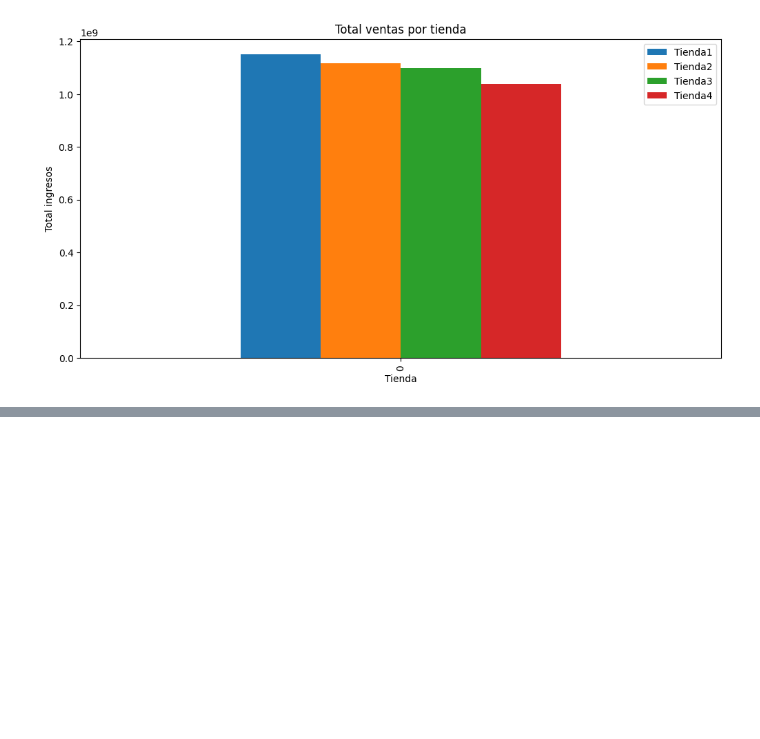
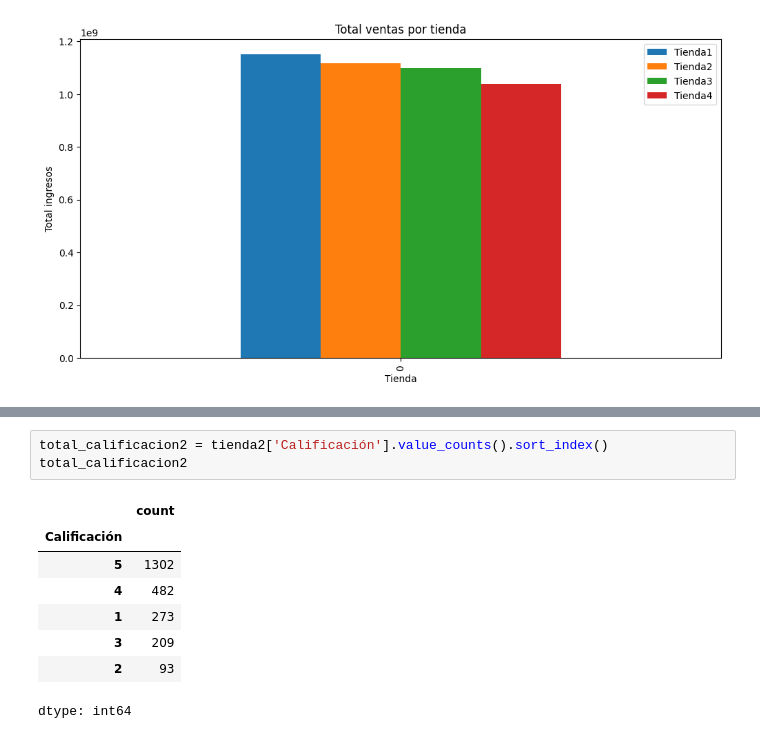
Before and after one commit to Vagoberto10/AluraStore, a Jupyter notebook: AluraStoreLatam.ipynb, the cells around one changed output, grey strips where cells are left out. Cells and saved outputs as stored; diff of their text form; blank space fills up the shorter version.

```diff
--- a/AluraStoreLatam.ipynb
+++ b/AluraStoreLatam.ipynb
@@ -462,0 +487,12 @@ categorias.plot(kind='barh', figsize=(12,6), title='Total articulos por categor
+# %%
+total_calificacion2 = tienda2['Calificación'].value_counts().sort_index()
+total_calificacion2
+# %% [output]
+|  | count |
+| Calificación |  |
+| 5 | 1302 |
+| 4 | 482 |
+| 1 | 273 |
+| 3 | 209 |
+| 2 | 93 |
+dtype: int64
```
Also changed, not shown: parts of 7 cells of this notebook.
